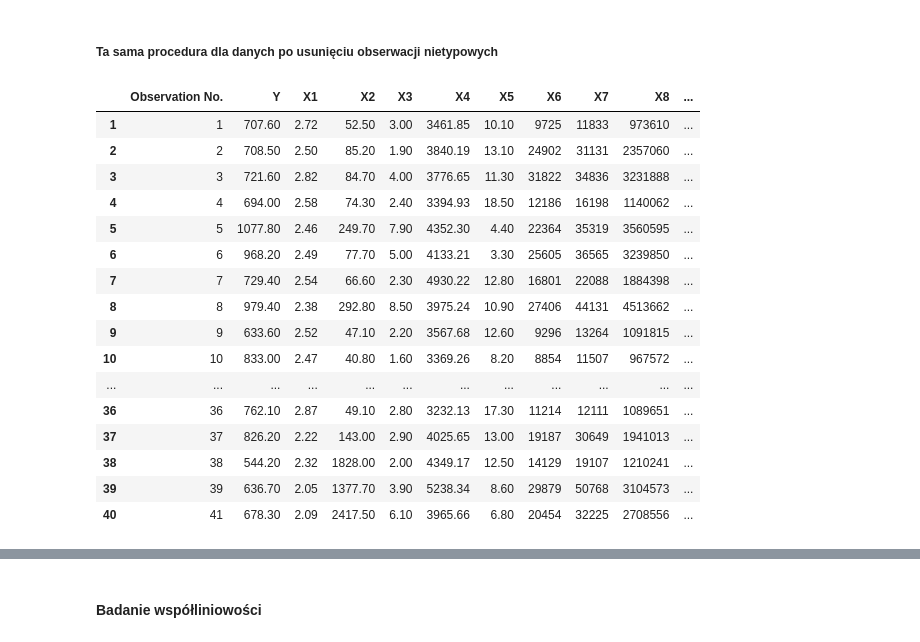
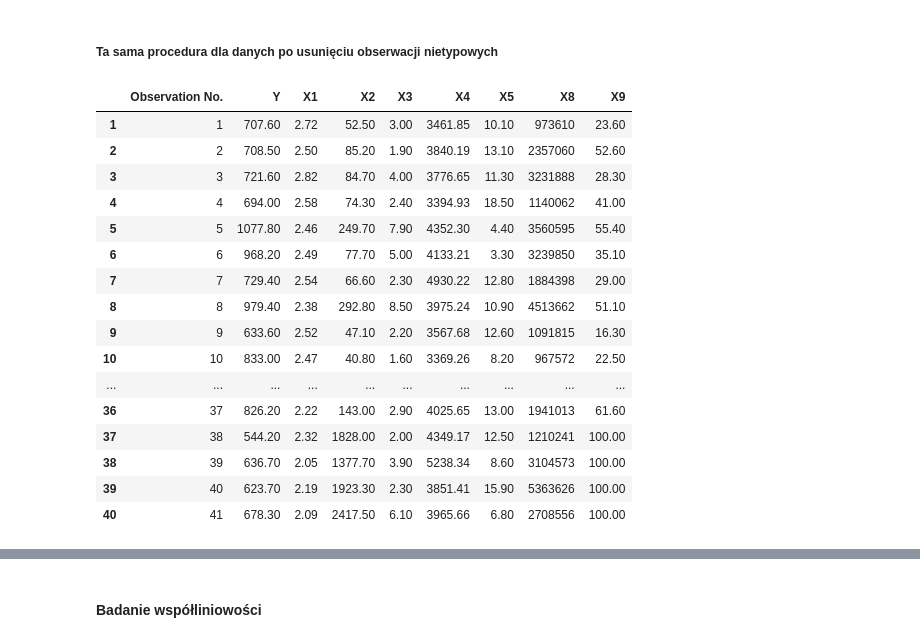
Before and after one commit to Radoslaw-Polak/project_econometry, a Jupyter notebook: projekt.ipynb, the cells around one changed output, grey strips where cells are left out. Cells and saved outputs as stored; diff of their text form; code cells hidden in the pictures.

```diff
--- a/projekt.ipynb
+++ b/projekt.ipynb
@@ -186,2 +189,5 @@ plt.show()
 # %% [output]
 [figure]
+# %%
+energy_cons_df = energy_cons_df.drop(columns=['X6', 'X7'])
+corr_matrix(energy_cons_df)
@@ -512,28 +713,28 @@ table
 # %% [markdown]
 ##### Ta sama procedura dla danych po usunięciu obserwacji nietypowych
 # %%
-obs_to_drop = [40, 42]
+obs_to_drop = [18, 42]
 energy_cons_cleaned_df = energy_cons_df.drop(index=obs_to_drop).reset_index()
 energy_cons_cleaned_df.index = pd.RangeIndex( start=1, stop=len(energy_cons_cleaned_df)+1, step=1 )
 energy_cons_cleaned_df
 # %% [output]
-|  | Observation No. | Y | X1 | X2 | X3 | X4 | X5 | X6 | X7 | X8 | ... |
-| 1 | 1 | 707.60 | 2.72 | 52.50 | 3.00 | 3461.85 | 10.10 | 9725 | 11833 | 973610 | ... |
-| 2 | 2 | 708.50 | 2.50 | 85.20 | 1.90 | 3840.19 | 13.10 | 24902 | 31131 | 2357060 | ... |
-| 3 | 3 | 721.60 | 2.82 | 84.70 | 4.00 | 3776.65 | 11.30 | 31822 | 34836 | 3231888 | ... |
-| 4 | 4 | 694.00 | 2.58 | 74.30 | 2.40 | 3394.93 | 18.50 | 12186 | 16198 | 1140062 | ... |
-| 5 | 5 | 1077.80 | 2.46 | 249.70 | 7.90 | 4352.30 | 4.40 | 22364 | 35319 | 3560595 | ... |
-| 6 | 6 | 968.20 | 2.49 | 77.70 | 5.00 | 4133.21 | 3.30 | 25605 | 36565 | 3239850 | ... |
-| 7 | 7 | 729.40 | 2.54 | 66.60 | 2.30 | 4930.22 | 12.80 | 16801 | 22088 | 1884398 | ... |
-| 8 | 8 | 979.40 | 2.38 | 292.80 | 8.50 | 3975.24 | 10.90 | 27406 | 44131 | 4513662 | ... |
-| 9 | 9 | 633.60 | 2.52 | 47.10 | 2.20 | 3567.68 | 12.60 | 9296 | 13264 | 1091815 | ... |
-| 10 | 10 | 833.00 | 2.47 | 40.80 | 1.60 | 3369.26 | 8.20 | 8854 | 11507 | 967572 | ... |
-| ... | ... | ... | ... | ... | ... | ... | ... | ... | ... | ... | ... |
-| 36 | 36 | 762.10 | 2.87 | 49.10 | 2.80 | 3232.13 | 17.30 | 11214 | 12111 | 1089651 | ... |
-| 37 | 37 | 826.20 | 2.22 | 143.00 | 2.90 | 4025.65 | 13.00 | 19187 | 30649 | 1941013 | ... |
-| 38 | 38 | 544.20 | 2.32 | 1828.00 | 2.00 | 4349.17 | 12.50 | 14129 | 19107 | 1210241 | ... |
-| 39 | 39 | 636.70 | 2.05 | 1377.70 | 3.90 | 5238.34 | 8.60 | 29879 | 50768 | 3104573 | ... |
-| 40 | 41 | 678.30 | 2.09 | 2417.50 | 6.10 | 3965.66 | 6.80 | 20454 | 32225 | 2708556 | ... |
+|  | Observation No. | Y | X1 | X2 | X3 | X4 | X5 | X8 | X9 |
+| 1 | 1 | 707.60 | 2.72 | 52.50 | 3.00 | 3461.85 | 10.10 | 973610 | 23.60 |
+| 2 | 2 | 708.50 | 2.50 | 85.20 | 1.90 | 3840.19 | 13.10 | 2357060 | 52.60 |
+| 3 | 3 | 721.60 | 2.82 | 84.70 | 4.00 | 3776.65 | 11.30 | 3231888 | 28.30 |
+| 4 | 4 | 694.00 | 2.58 | 74.30 | 2.40 | 3394.93 | 18.50 | 1140062 | 41.00 |
+| 5 | 5 | 1077.80 | 2.46 | 249.70 | 7.90 | 4352.30 | 4.40 | 3560595 | 55.40 |
+| 6 | 6 | 968.20 | 2.49 | 77.70 | 5.00 | 4133.21 | 3.30 | 3239850 | 35.10 |
+| 7 | 7 | 729.40 | 2.54 | 66.60 | 2.30 | 4930.22 | 12.80 | 1884398 | 29.00 |
+| 8 | 8 | 979.40 | 2.38 | 292.80 | 8.50 | 3975.24 | 10.90 | 4513662 | 51.10 |
+| 9 | 9 | 633.60 | 2.52 | 47.10 | 2.20 | 3567.68 | 12.60 | 1091815 | 16.30 |
+| 10 | 10 | 833.00 | 2.47 | 40.80 | 1.60 | 3369.26 | 8.20 | 967572 | 22.50 |
+| ... | ... | ... | ... | ... | ... | ... | ... | ... | ... |
+| 36 | 37 | 826.20 | 2.22 | 143.00 | 2.90 | 4025.65 | 13.00 | 1941013 | 61.60 |
+| 37 | 38 | 544.20 | 2.32 | 1828.00 | 2.00 | 4349.17 | 12.50 | 1210241 | 100.00 |
+| 38 | 39 | 636.70 | 2.05 | 1377.70 | 3.90 | 5238.34 | 8.60 | 3104573 | 100.00 |
+| 39 | 40 | 623.70 | 2.19 | 1923.30 | 2.30 | 3851.41 | 15.90 | 5363626 | 100.00 |
+| 40 | 41 | 678.30 | 2.09 | 2417.50 | 6.10 | 3965.66 | 6.80 | 2708556 | 100.00 |
 # %%
 X_v2 = sm.add_constant( energy_cons_cleaned_df.drop(columns=['Observation No.', 'Y']) )
 y_v2 = energy_cons_cleaned_df['Y']
```
Also changed, not shown: parts of 77 cells of this notebook.
